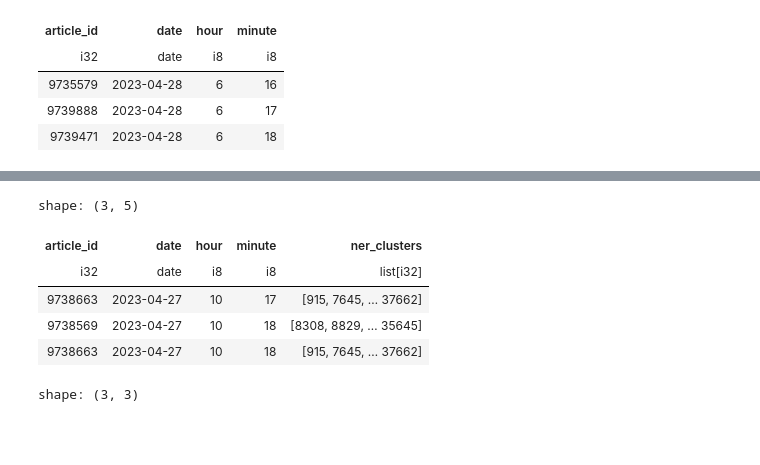
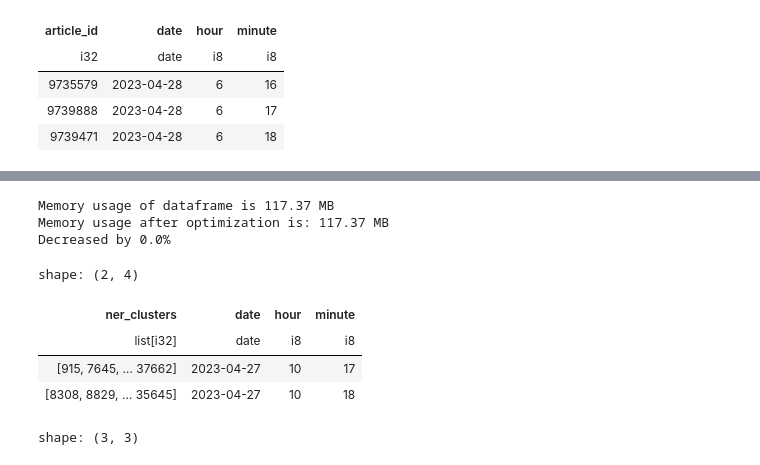
Before and after one commit to recsyspolimi/recsys-challenge-2024-ekstrabladet, a Jupyter notebook: notebooks/urm/urm_ner_visual.ipynb, the cells around one changed output, grey strips where cells are left out. Cells and saved outputs as stored; diff of their text form; code cells hidden in the pictures; blank space fills up the shorter version.

```diff
--- a/notebooks/urm/urm_ner_visual.ipynb
+++ b/notebooks/urm/urm_ner_visual.ipynb
@@ -100,13 +62,17 @@ shape: (125_182_942, 4)
-# %%
-df = df.join(ap_ind, on='article_id', how='left')
-df.head(3)
-# %% [output]
-shape: (3, 5)
-| article_id | date | hour | minute | ner_clusters |
-| i32 | date | i8 | i8 | list[i32] |
-| 9738663 | 2023-04-27 | 10 | 17 | [915, 7645, … 37662] |
-| 9738569 | 2023-04-27 | 10 | 18 | [8308, 8829, … 35645] |
-| 9738663 | 2023-04-27 | 10 | 18 | [915, 7645, … 37662] |
+# %%
+df = df.with_columns(pl.col('article_id').replace(ap_i['article_id'], ap_i['ner_clusters']).cast(pl.List(pl.Int32)))\
+    .rename({'article_id': 'ner_clusters'})
+df = reduce_polars_df_memory_size(df)
+df.head(2)
+# %% [output]
+Memory usage of dataframe is 117.37 MB
+Memory usage after optimization is: 117.37 MB
+Decreased by 0.0%
+shape: (2, 4)
+| ner_clusters | date | hour | minute |
+| list[i32] | date | i8 | i8 |
+| [915, 7645, … 37662] | 2023-04-27 | 10 | 17 |
+| [8308, 8829, … 35645] | 2023-04-27 | 10 | 18 |
 # %%
 most_common_ner_per_hour = df.explode('ner_clusters')\
     .rename({'ner_clusters': 'ner_index'})\
```
Also changed, not shown: parts of 13 cells of this notebook, 1 other file.
